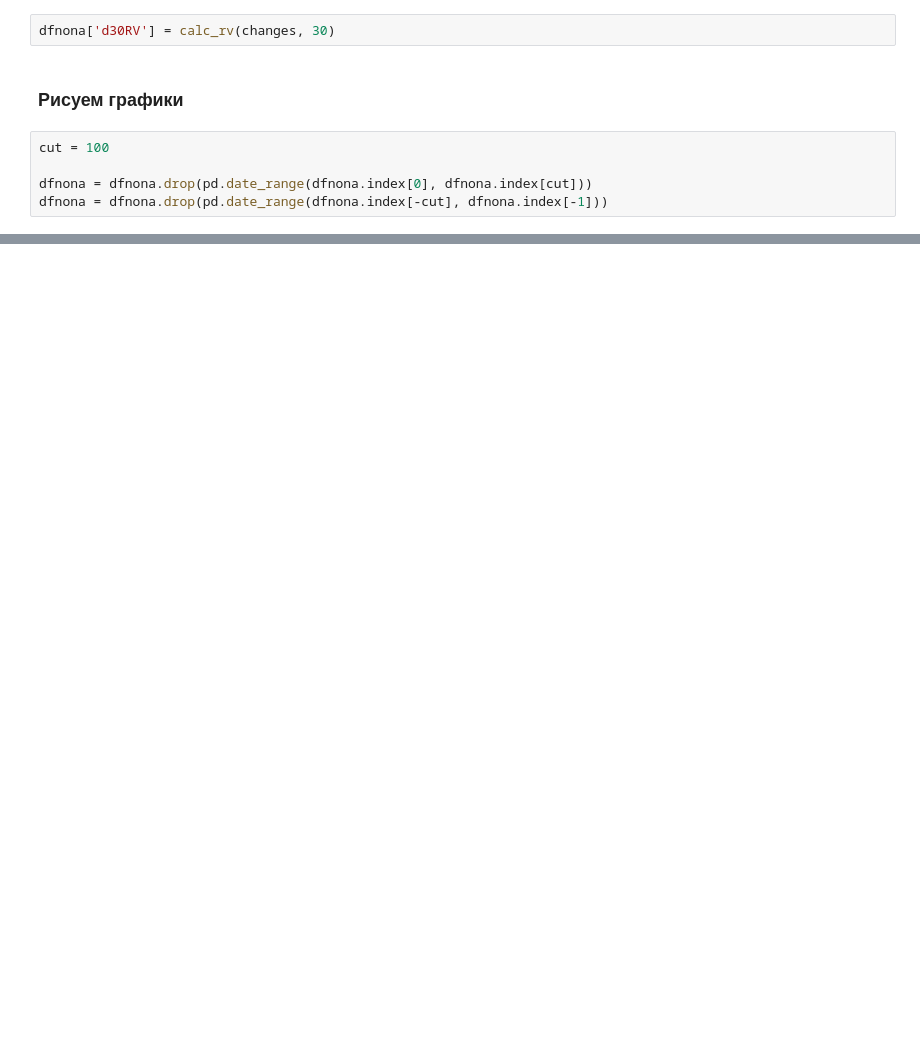
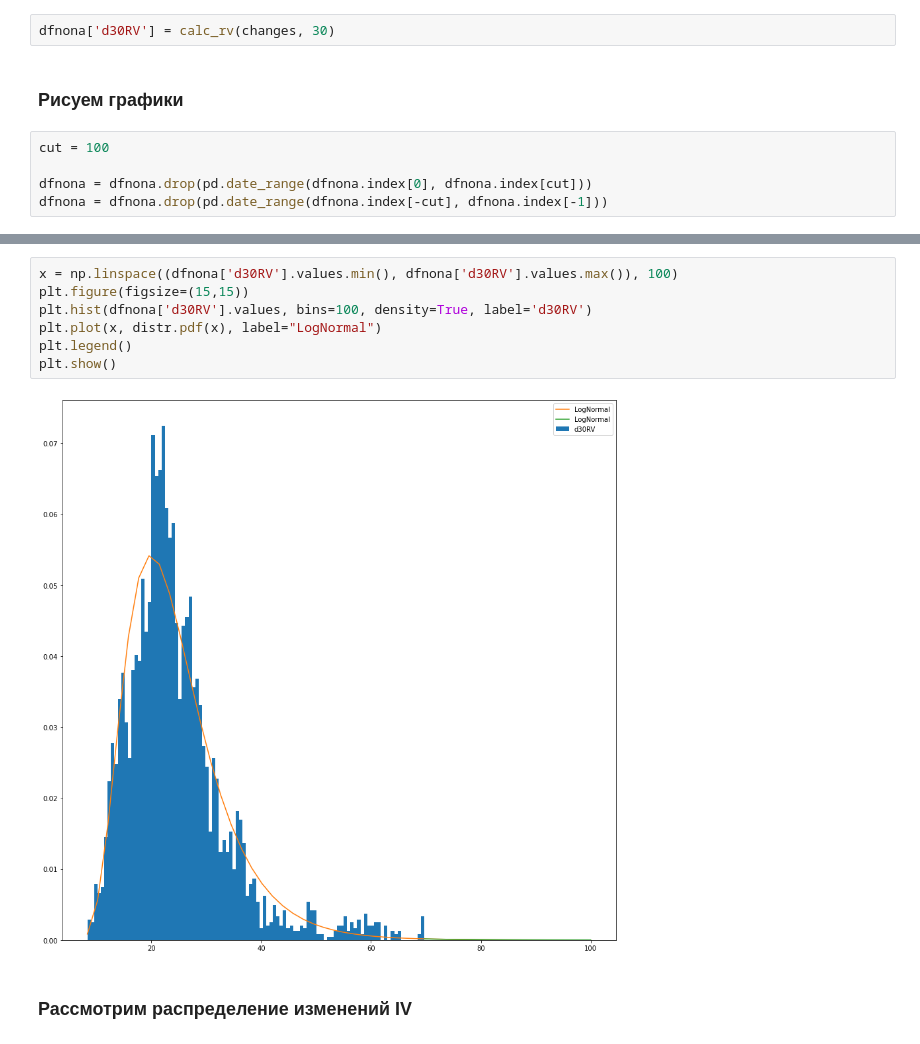
Before and after one commit to Drakon5999/opts_volatility_analyse, a Jupyter notebook: experiments.ipynb, the cells around one changed output, grey strips where cells are left out. Saved outputs shown, nothing was run; the diff lists cells and outputs as text; blank space fills up the shorter version.

```diff
--- a/experiments.ipynb
+++ b/experiments.ipynb
@@ -107,0 +112,11 @@ dfnona.drop(columns=['PX_LAST']).corr()
+# %%
+x = np.linspace((dfnona['d30RV'].values.min(), dfnona['d30RV'].values.max()), 100)
+plt.figure(figsize=(15,15))
+plt.hist(dfnona['d30RV'].values, bins=100, density=True, label='d30RV')
+plt.plot(x, distr.pdf(x), label="LogNormal")
+plt.legend()
+plt.show()
+# %% [output]
+[figure, added]
+# %% [markdown]
+### Рассмотрим распределение изменений IV
```
Also changed, not shown: parts of 23 cells of this notebook.
